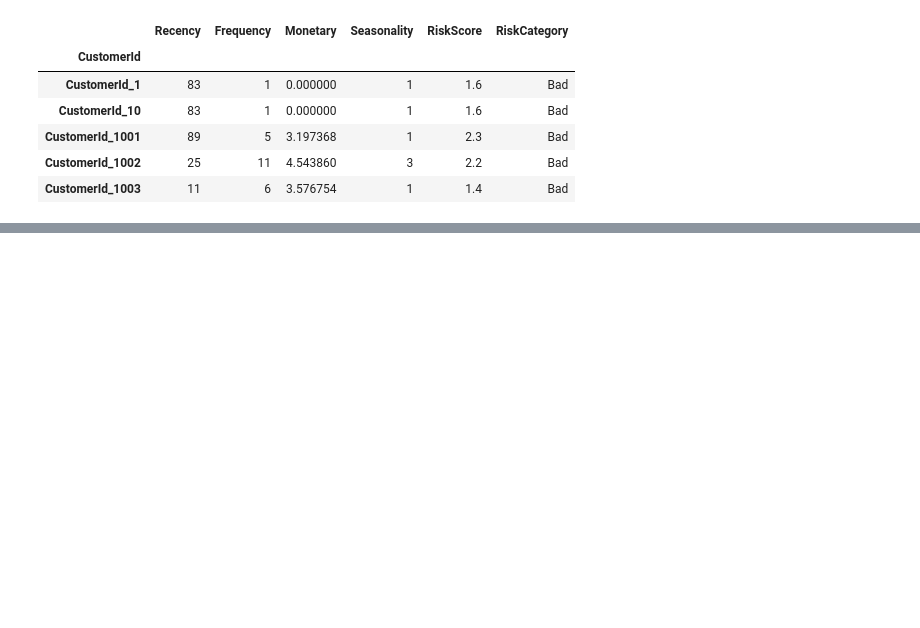
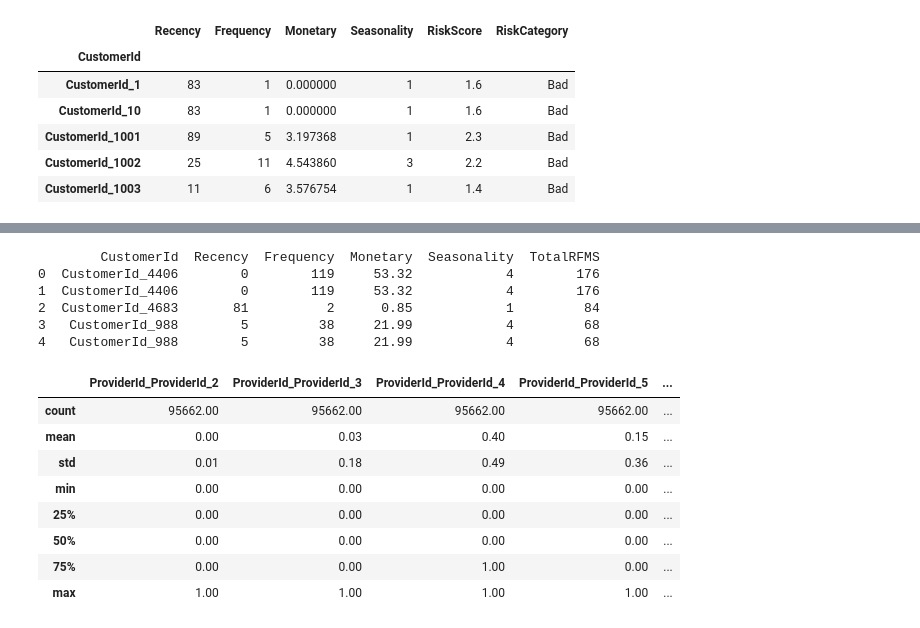
Before and after one commit to hanaDemma/Credit-Scoring_and_Risk-Analysis-week-6, a Jupyter notebook: notebooks/exploratory_analysis.ipynb, the cells around one changed output, grey strips where cells are left out. Drawn from its saved outputs; the diff is of its cells as text; code cells hidden in the pictures; blank space fills up the shorter version.

```diff
--- a/notebooks/exploratory_analysis.ipynb
+++ b/notebooks/exploratory_analysis.ipynb
@@ -488,0 +503,20 @@ rfms_classification.head()
+# %%
+print(data[['CustomerId', 'Recency', 'Frequency', 'Monetary','Seasonality', 'TotalRFMS']].head())
+pd.set_option('display.float_format', '{:.2f}'.format)
+data.describe()
+# %% [output]
+        CustomerId  Recency  Frequency  Monetary  Seasonality  TotalRFMS
+0  CustomerId_4406        0        119     53.32            4        176
+1  CustomerId_4406        0        119     53.32            4        176
+2  CustomerId_4683       81          2      0.85            1         84
+3   CustomerId_988        5         38     21.99            4         68
+4   CustomerId_988        5         38     21.99            4         68
+|  | ProviderId_ProviderId_2 | ProviderId_ProviderId_3 | ProviderId_ProviderId_4 | ProviderId_ProviderId_5 | ... |
+| count | 95662.00 | 95662.00 | 95662.00 | 95662.00 | ... |
+| mean | 0.00 | 0.03 | 0.40 | 0.15 | ... |
+| std | 0.01 | 0.18 | 0.49 | 0.36 | ... |
+| min | 0.00 | 0.00 | 0.00 | 0.00 | ... |
+| 25% | 0.00 | 0.00 | 0.00 | 0.00 | ... |
+| 50% | 0.00 | 0.00 | 0.00 | 0.00 | ... |
+| 75% | 0.00 | 0.00 | 1.00 | 0.00 | ... |
+| max | 1.00 | 1.00 | 1.00 | 1.00 | ... |
```
Also changed, not shown: parts of 5 cells of this notebook.
